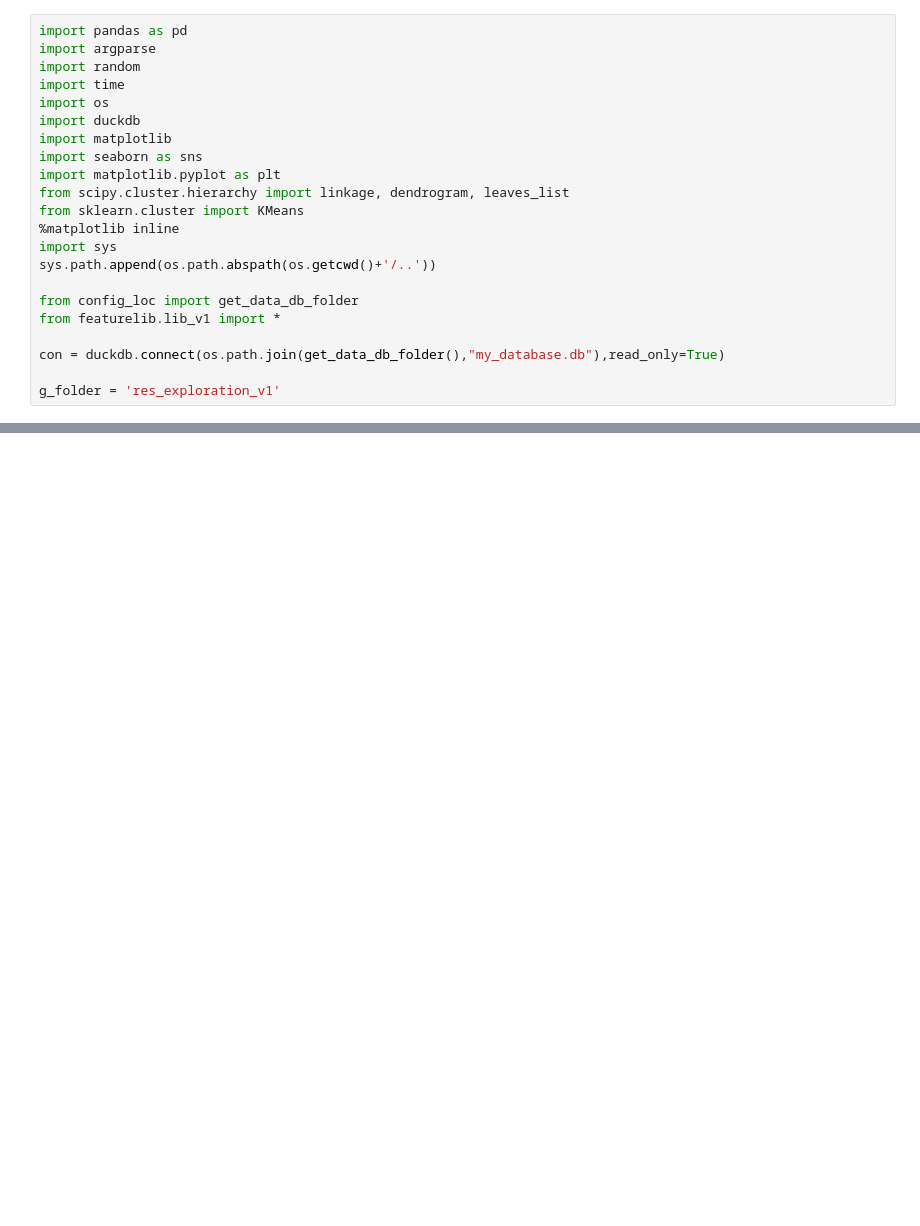
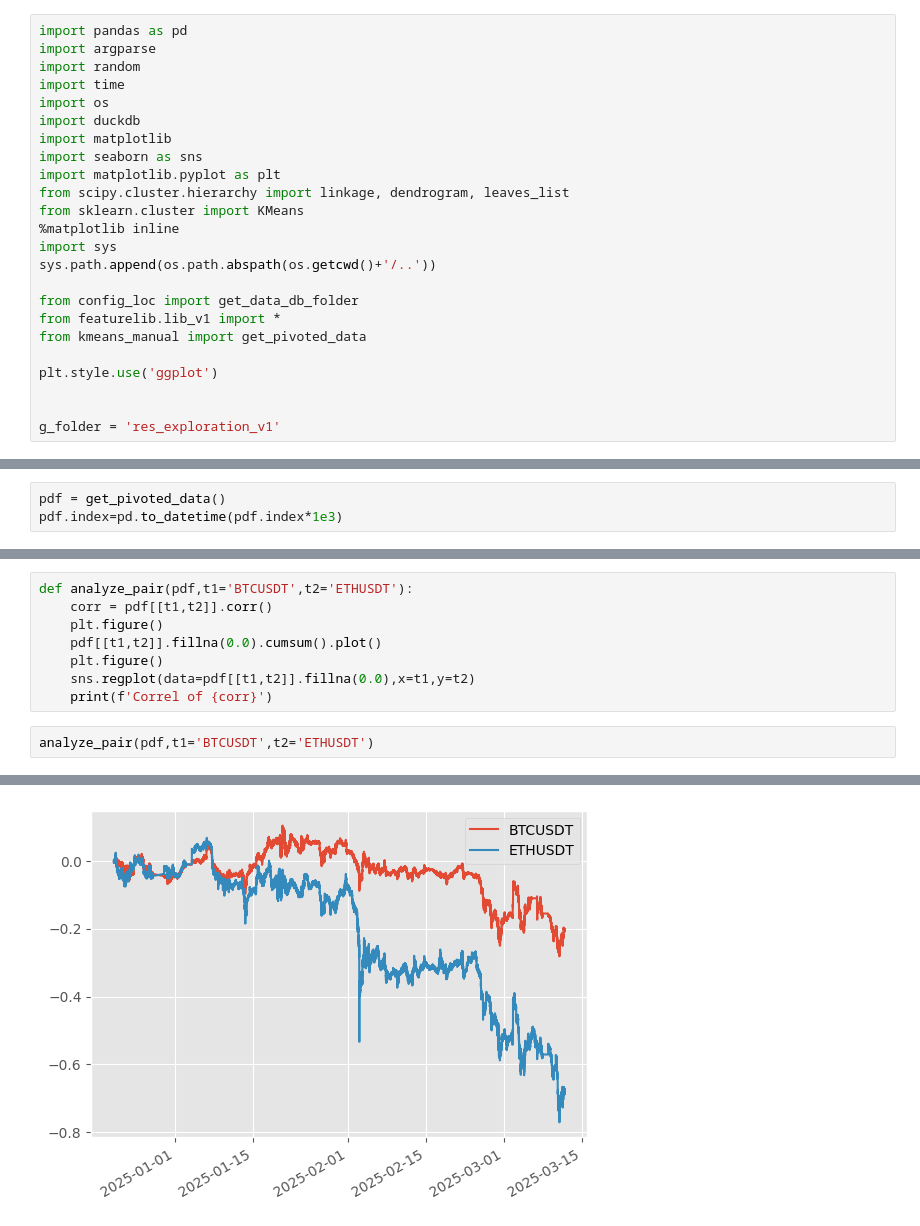
Before and after one commit to robingauthier/crptmidfreq, a Jupyter notebook: res/exploration_v1.ipynb, the cells around one changed output, grey strips where cells are left out. Drawn from its saved outputs; the diff is of its cells as text; blank space fills up the shorter version.

```diff
--- a/res/exploration_v1.ipynb
+++ b/res/exploration_v1.ipynb
@@ -16,7 +16,9 @@ sys.path.append(os.path.abspath(os.getcwd()+'/..'))
 
 from config_loc import get_data_db_folder
 from featurelib.lib_v1 import *
+from kmeans_manual import get_pivoted_data
 
-con = duckdb.connect(os.path.join(get_data_db_folder(),"my_database.db"),read_only=True)
+plt.style.use('ggplot')
+
 
 g_folder = 'res_exploration_v1'
@@ -98,0 +25,3 @@ cluster_df = cluster_df.sort_values(by='Cluster')
+# %%
+pdf = get_pivoted_data()
+pdf.index=pd.to_datetime(pdf.index*1e3)
@@ -98,0 +35,11 @@ cluster_df = cluster_df.sort_values(by='Cluster')
+# %%
+def analyze_pair(pdf,t1='BTCUSDT',t2='ETHUSDT'):
+    corr = pdf[[t1,t2]].corr()
+    plt.figure()
+    pdf[[t1,t2]].fillna(0.0).cumsum().plot()
+    plt.figure()
+    sns.regplot(data=pdf[[t1,t2]].fillna(0.0),x=t1,y=t2)
+    print(f'Correl of {corr}')
+# %%
+analyze_pair(pdf,t1='BTCUSDT',t2='ETHUSDT')
+# %% [output]
@@ -98,0 +50 @@ cluster_df = cluster_df.sort_values(by='Cluster')
+[figure, added]
```
Also changed, not shown: parts of 17 cells of this notebook, 13 other files.
